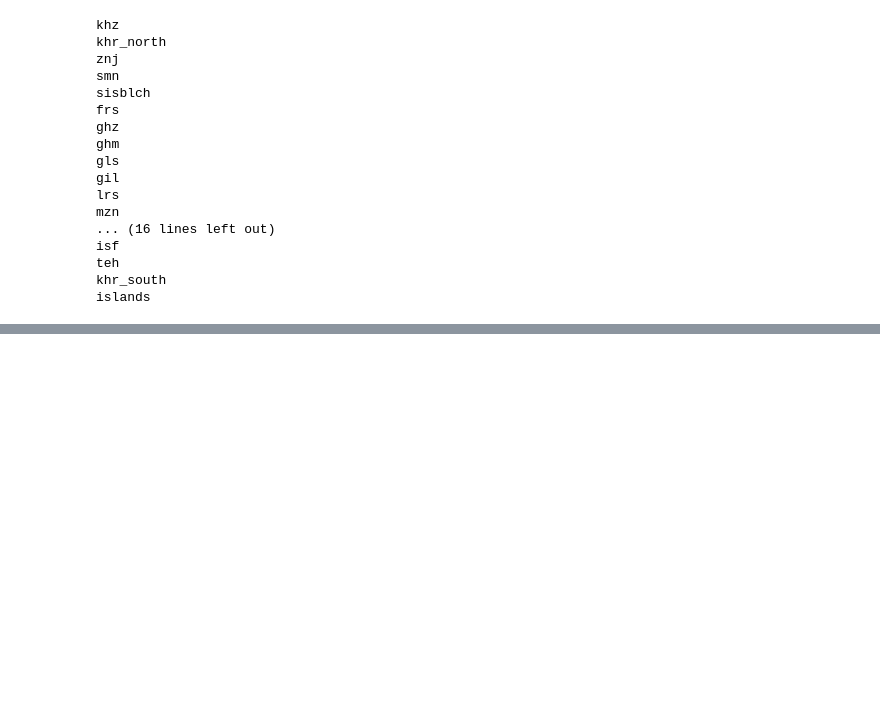
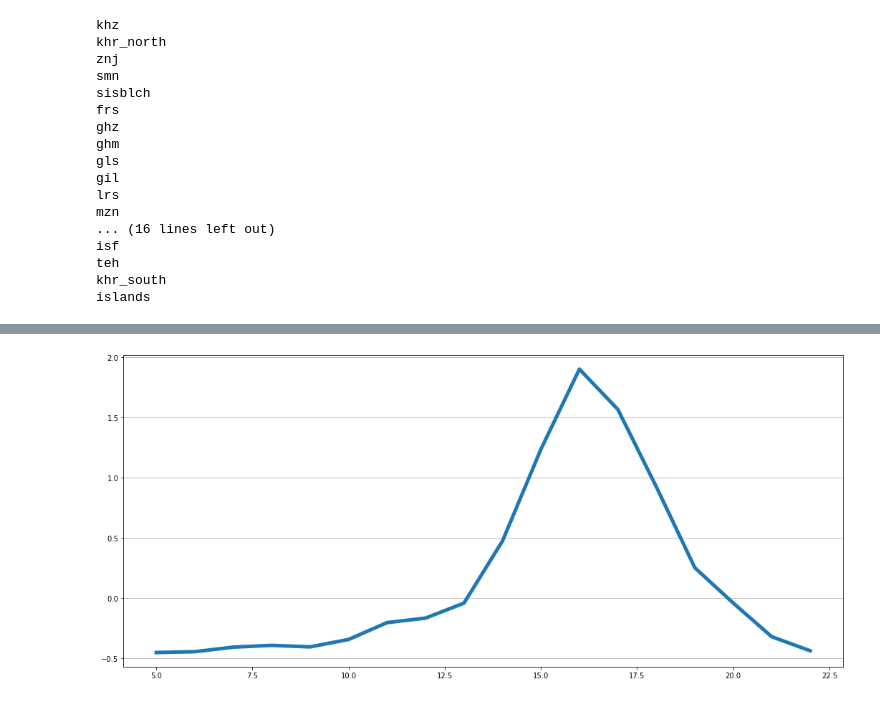
Before and after one commit to AmirHKiani98/nighttime-light-data, a Jupyter notebook: nighttime-light.ipynb, the cells around one changed output, grey strips where cells are left out. Cells and saved outputs as stored; diff of their text form; code cells hidden in the pictures; blank space fills up the shorter version.

```diff
--- a/nighttime-light.ipynb
+++ b/nighttime-light.ipynb
@@ -575,0 +598,10 @@ islands
+# %%
+plt.figure(figsize=(18, 8))
+plt.grid(axis="y", zorder=0)
+meanPRRadian = tehranCVG[["avg_rad", "pr"]].groupby("pr").mean().reset_index()
+pr = meanPRRadian.pr
+avg_rad = meanPRRadian.avg_rad
+plt.plot(pr, avg_rad, zorder=3, linewidth=5)
+plt.show()
+# %% [output]
+[figure, added]
```
Also changed, not shown: parts of 19 cells of this notebook, 2 other files.
